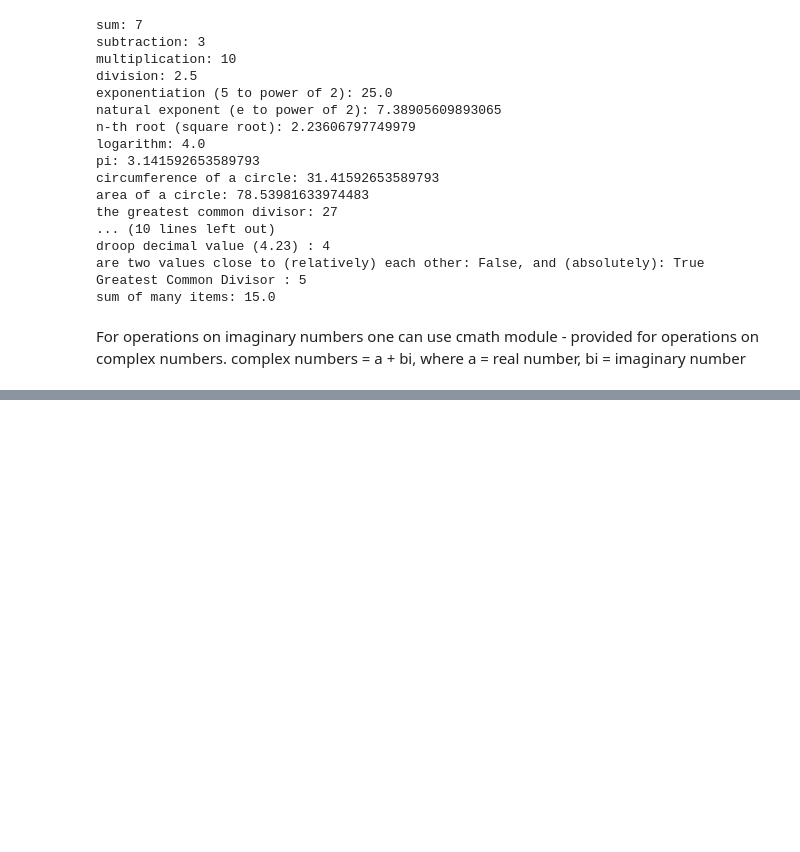
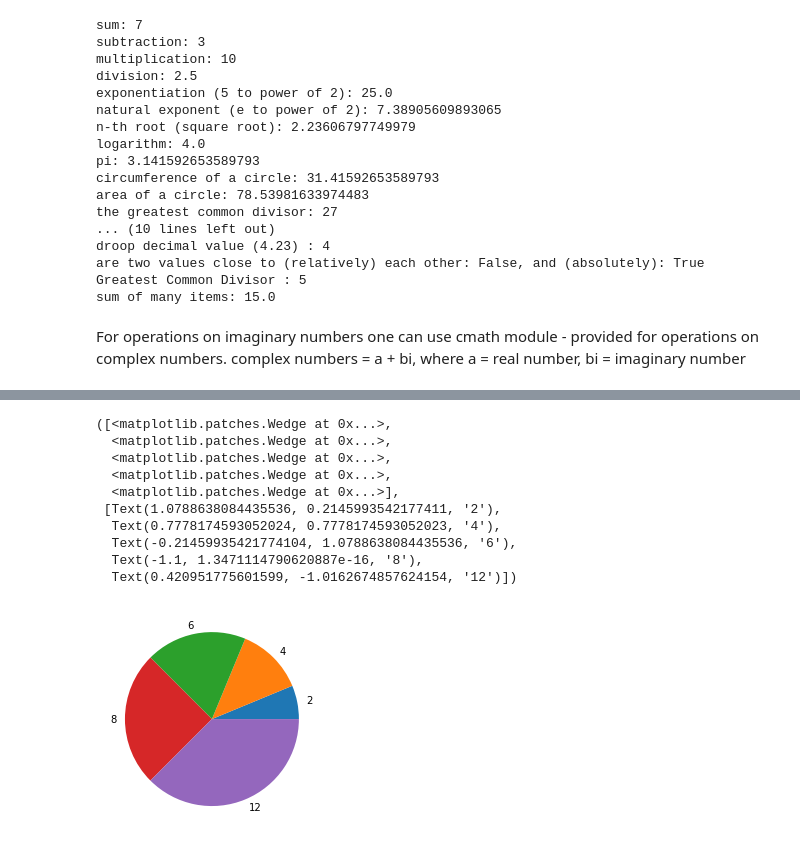
Before and after one commit to heEXDe/loose_jupyter_notebooks, a Jupyter notebook: math_with_python.ipynb, the cells around one changed output, grey strips where cells are left out. Cells and saved outputs as stored; diff of their text form; code cells hidden in the pictures; blank space fills up the shorter version.

```diff
--- a/math_with_python.ipynb
+++ b/math_with_python.ipynb
@@ -86,0 +121,17 @@ import cmath
+# %%
+# Pie chart
+y = [2, 4, 6, 8, 12]
+labes = ["2", "4", "6", "8", "12"]
+plt.pie(y, labels=labes)
+# %% [output]
+([<matplotlib.patches.Wedge at 0x...>,
+  <matplotlib.patches.Wedge at 0x...>,
+  <matplotlib.patches.Wedge at 0x...>,
+  <matplotlib.patches.Wedge at 0x...>,
+  <matplotlib.patches.Wedge at 0x...>],
+ [Text(1.0788638084435536, 0.2145993542177411, '2'),
+  Text(0.7778174593052024, 0.7778174593052023, '4'),
+  Text(-0.21459935421774104, 1.0788638084435536, '6'),
+  Text(-1.1, 1.3471114790620887e-16, '8'),
+  Text(0.420951775601599, -1.0162674857624154, '12')])
+[figure, added]
```
Also changed, not shown: parts of 9 cells of this notebook.
